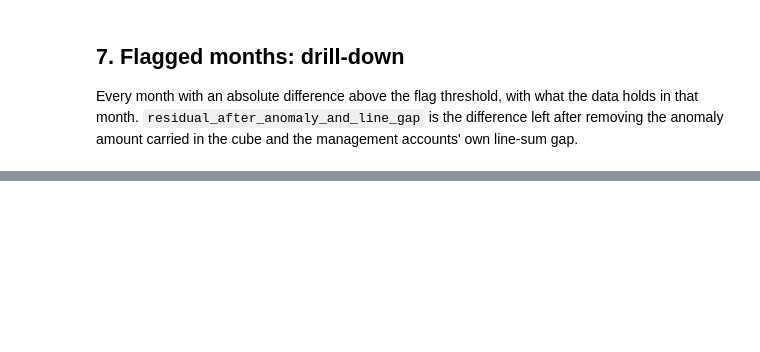
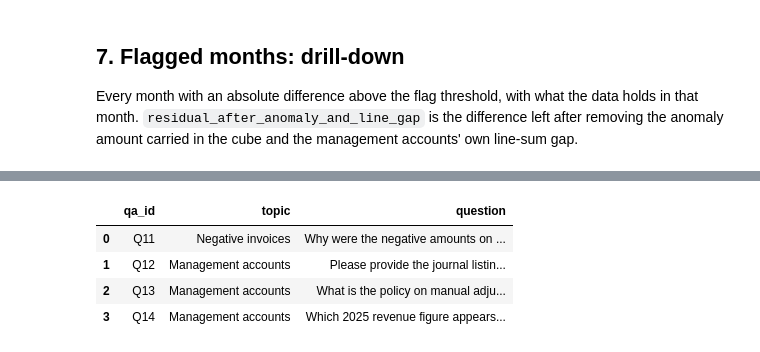
Before and after one commit to xbhxnxv/northbridge-buyside-diligence, a Jupyter notebook: notebooks/03_reconciliation.ipynb, the cells around one changed output, grey strips where cells are left out. Cells and saved outputs as stored; diff of their text form; code cells hidden in the pictures; blank space fills up the shorter version.

```diff
--- a/notebooks/03_reconciliation.ipynb
+++ b/notebooks/03_reconciliation.ipynb
@@ -143,0 +178,9 @@ drill
+# %%
+qa3 = q(con, "SELECT qa_id, topic, question FROM qa_log WHERE step = 'Step 3' ORDER BY qa_id")
+qa3
+# %% [output]
+|  | qa_id | topic | question |
+| 0 | Q11 | Negative invoices | Why were the negative amounts on ... |
+| 1 | Q12 | Management accounts | Please provide the journal listin... |
+| 2 | Q13 | Management accounts | What is the policy on manual adju... |
+| 3 | Q14 | Management accounts | Which 2025 revenue figure appears... |
```
Also changed, not shown: parts of 10 cells of this notebook, 21 other files.
